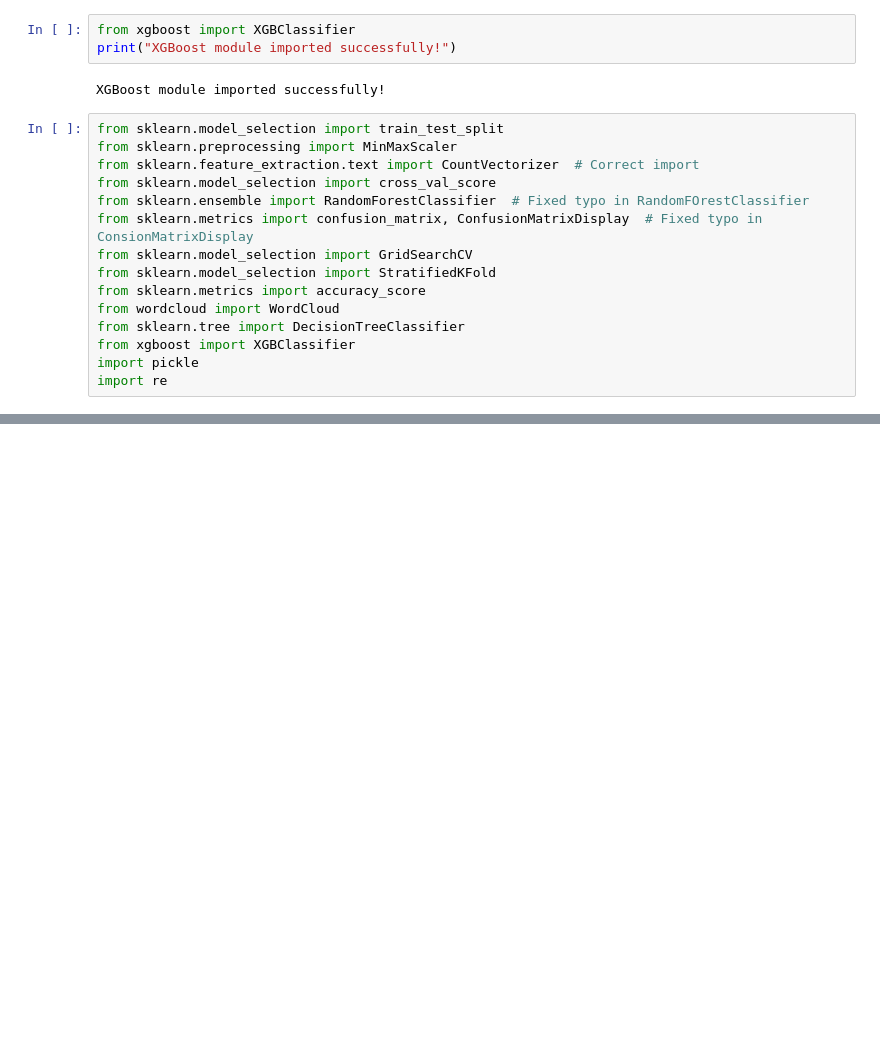
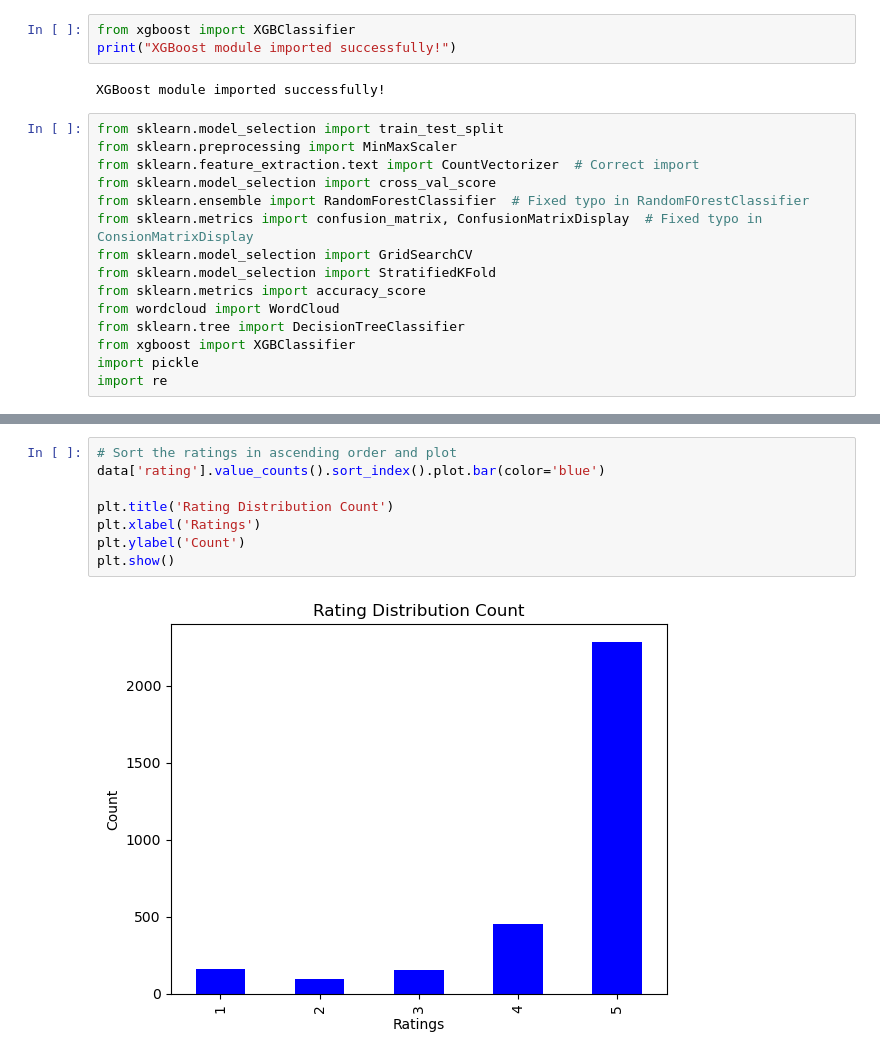
Before and after one commit to ss5613/Sentiment-Analysis, a Jupyter notebook: Sentiment_Analysis.ipynb, the cells around one changed output, grey strips where cells are left out. Cells and saved outputs as stored; diff of their text form; blank space fills up the shorter version.

```diff
--- a/Sentiment_Analysis.ipynb
+++ b/Sentiment_Analysis.ipynb
@@ -89,0 +172,10 @@ import re
+# %%
+# Sort the ratings in ascending order and plot
+data['rating'].value_counts().sort_index().plot.bar(color='blue')
+
+plt.title('Rating Distribution Count')
+plt.xlabel('Ratings')
+plt.ylabel('Count')
+plt.show()
+# %% [output]
+[figure, added]
```
Also changed, not shown: parts of 21 cells of this notebook.
